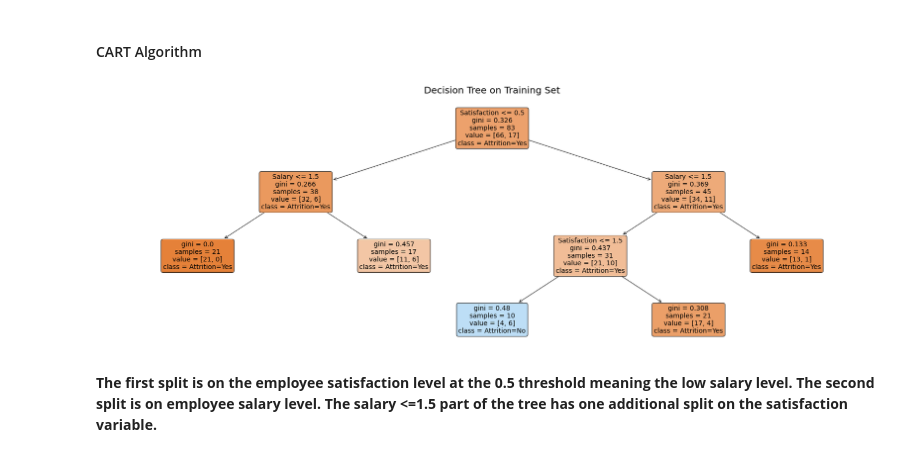
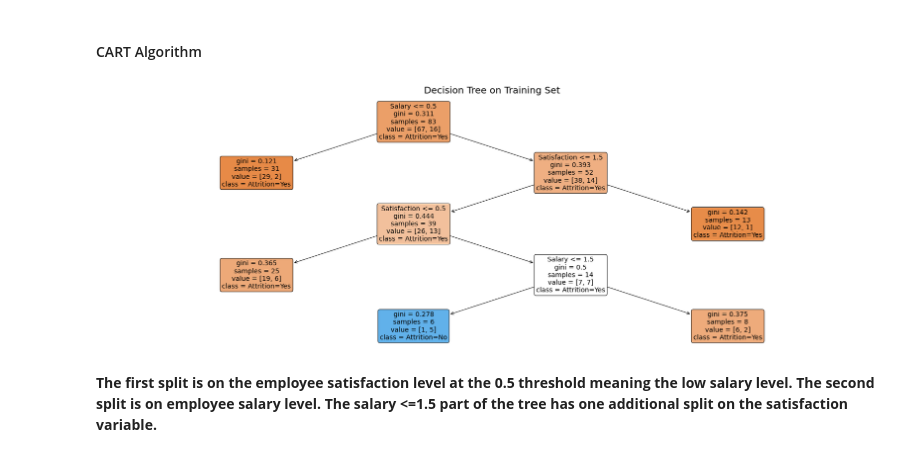
Before and after one commit to Chanlaiieng12/Predicting-Employee-Turnover, a Jupyter notebook: Team 5 Final Project.ipynb, the cells around one changed output. Saved outputs shown, nothing was run; the diff lists cells and outputs as text; code cells hidden in the pictures.

```diff
--- a/Team 5 Final Project.ipynb
+++ b/Team 5 Final Project.ipynb
@@ -215,7 +215,7 @@ data.head(5)
 #### Splitting the dataset to training set and test set
 # %%
 # Subset the predictor variables to X
-X = data[['Satisfaction','Salary','Home-Office']]
+X = data[['Satisfaction','Salary','Home-Office','Business Travel']]
 
 # Subset the response variable to y
 y = data[['Attrition']]
@@ -278,5 +278,5 @@ Int64Index([14, 36, 89], dtype='int64')
 # %%
 # Grab the same X from indices 26,42,34 from X_Train
-to_resample_X = X_train.loc[[14,36,89]]
+to_resample_X = X_train.loc[[1,33,36]]
 to_resample_X
 # %% [output]
@@ -312,18 +312,18 @@ X_train_rebal
 # %%
 # Train CART model
 cart01 = DecisionTreeClassifier(criterion = "gini", max_leaf_nodes=5).fit(X_train_rebal, y_train_rebal)
 
 # Specify the names of each column of X and y
-X_names = ['Satisfaction', 'Salary', 'Home-Office']
+X_names = ['Satisfaction', 'Salary', 'Home-Office','Business Travel']
 y_names = ['Attrition=Yes', 'Attrition=No']
 
 # Obtain tree structure with labeles
 plt.figure(figsize=(30,10))
 cart01_viz = tree.plot_tree(cart01, feature_names = X_names, class_names = y_names,
                             rounded = True, filled = True, fontsize=14)
 plt.title("Decision Tree on Training Set", fontsize=20)
 plt.show()
 # %% [output]
-[figure, old version]
+[figure, new version]
 # %% [markdown]
 **The first split is on the employee satisfaction level at the 0.5 threshold meaning the low salary level. The second split is on employee salary level. The salary <=1.5 part of the tree has one additional split on the satisfaction variable.**
```
Also changed, not shown: parts of 11 cells of this notebook.
